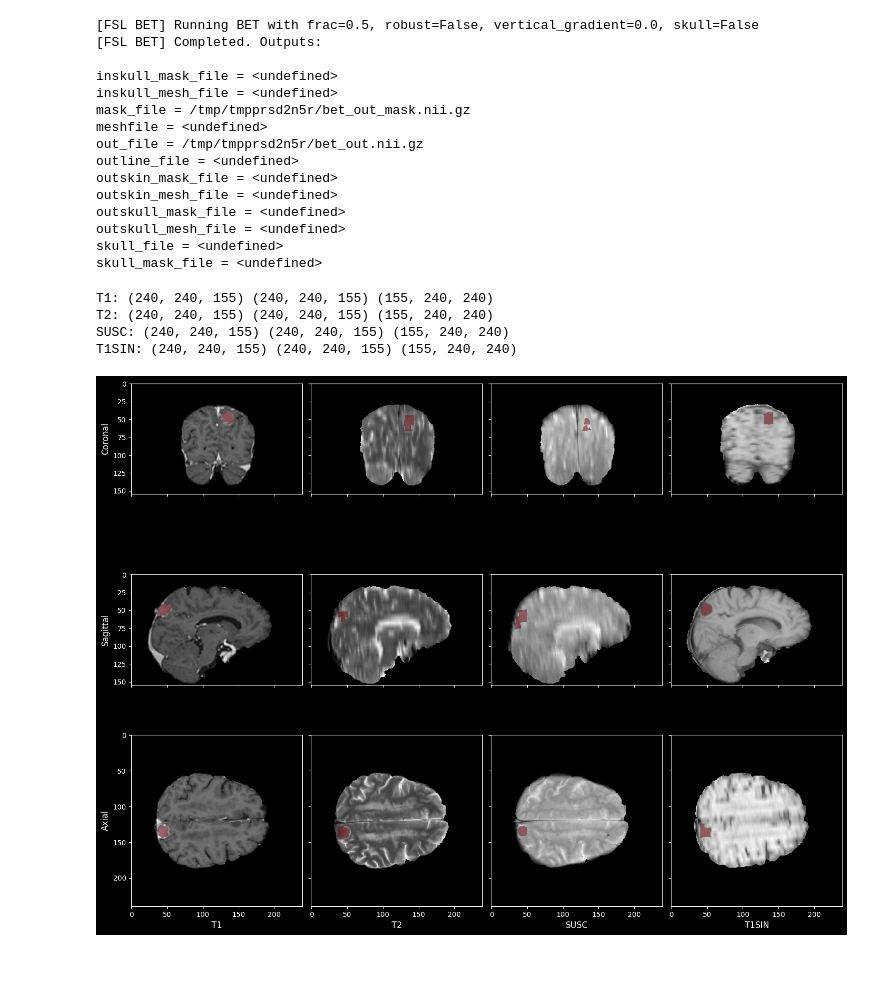
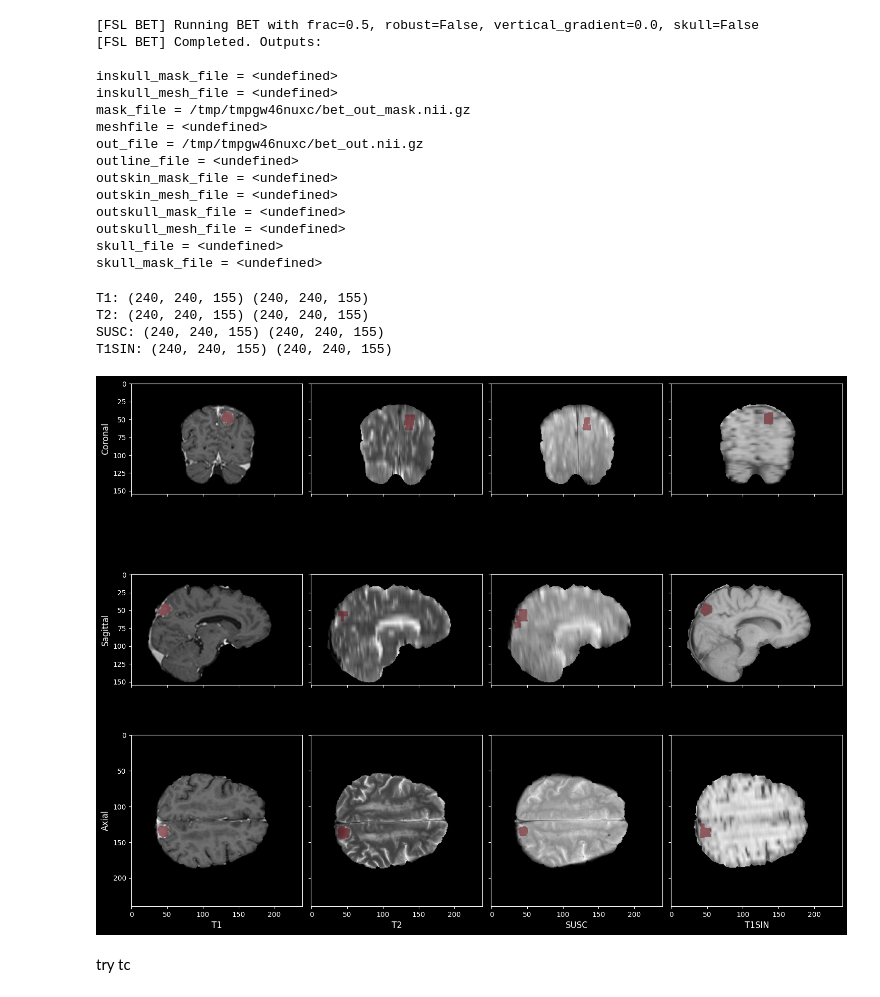
Before and after one commit to MarioPasc/Meningioma, a Jupyter notebook: scripts/dataset/normalization_results.ipynb, the cells around one changed output. Saved outputs shown, nothing was run; the diff lists cells and outputs as text; code cells hidden in the pictures; blank space fills up the shorter version.

```diff
--- a/scripts/dataset/normalization_results.ipynb
+++ b/scripts/dataset/normalization_results.ipynb
@@ -10,11 +10,12 @@ PULSES = ["T1", "T2", "SUSC", "T1SIN"]
 OUTPUT_PATH = "/home/mariopasc/Python/Datasets/Meningiomas/meningioma"
 # %%
 suf = "_registered_sri24"
+suf = ""
 
 data = {}
 for pulse in PULSES:
     file = os.path.join(PATH, PATIENT, f"{pulse}_1"+suf+".nii.gz")
-    seg = os.path.join(PATH, PATIENT, f"{pulse}_1_mask"+suf+".nii.gz")
+    seg = os.path.join(PATH, PATIENT, f"{pulse}_1_seg"+suf+".nii.gz")
     img = nib.load(file)
     seg = nib.load(seg)
 
@@ -67,9 +68,9 @@ for pulse in PULSES:
 
 inskull_mask_file = <undefined>
 inskull_mesh_file = <undefined>
-mask_file = /tmp/tmpprsd2n5r/bet_out_mask.nii.gz
+mask_file = /tmp/tmpgw46nuxc/bet_out_mask.nii.gz
 meshfile = <undefined>
-out_file = /tmp/tmpprsd2n5r/bet_out.nii.gz
+out_file = /tmp/tmpgw46nuxc/bet_out.nii.gz
 outline_file = <undefined>
 outskin_mask_file = <undefined>
 outskin_mesh_file = <undefined>
@@ -79,12 +80,12 @@ skull_file = <undefined>
 skull_mask_file = <undefined>
 # %%
 for pulse in data.keys():
-    print(f"{pulse}: {data[pulse]['vol'].shape} {data[pulse]['seg'].shape} {data[pulse]['brain'].shape}")
+    print(f"{pulse}: {data[pulse]['vol'].shape} {data[pulse]['seg'].shape} ") #{data[pulse]['brain'].shape}
 # %% [output]
-T1: (240, 240, 155) (240, 240, 155) (155, 240, 240)
-T2: (240, 240, 155) (240, 240, 155) (155, 240, 240)
-SUSC: (240, 240, 155) (240, 240, 155) (155, 240, 240)
-T1SIN: (240, 240, 155) (240, 240, 155) (155, 240, 240)
+T1: (240, 240, 155) (240, 240, 155)
+T2: (240, 240, 155) (240, 240, 155)
+SUSC: (240, 240, 155) (240, 240, 155)
+T1SIN: (240, 240, 155) (240, 240, 155)
 # %%
 # Visualize data with pulses as columns and views as rows in specific order
 fig, axes = plt.subplots(3, 4, figsize=(15, 12))
@@ -100,8 +101,7 @@ view_titles = ["Coronal", "Sagittal", "Axial"]
 
 # Display each pulse in columns
 for col, pulse in enumerate(PULSES):
-    vol = data[pulse]["brain"]
-    vol = np.transpose(vol, (2,1,0))
+    vol = data[pulse]["vol"]
     seg = data[pulse]["seg"]
 
     # Coronal view (top row)
@@ -132,31 +132,33 @@ for col, pulse in enumerate(PULSES):
     if col != 0:  # Not the first column
         axes[0, col].set_ylabel('')
         axes[0, col].set_yticklabels([])
         axes[1, col].set_ylabel('')
         axes[1, col].set_yticklabels([])
         axes[2, col].set_ylabel('')
         axes[2, col].set_yticklabels([])
 
     # Hide x-axis labels for non-bottom rows
     axes[0, col].set_xlabel('')
     axes[0, col].set_xticklabels([])
     axes[1, col].set_xlabel('')
     axes[1, col].set_xticklabels([])
 
 # Add view labels only to first column (y-axis)
 for row, title in enumerate(view_titles):
     axes[row, 0].set_ylabel(title, color='white', fontsize=12, rotation=90)
 
 # Add pulse labels only to bottom row (x-axis)
 for col, pulse in enumerate(PULSES):
     axes[2, col].set_xlabel(pulse, color='white', fontsize=12)
 
 plt.tight_layout()
 # Apply subplots_adjust AFTER tight_layout
 plt.subplots_adjust(wspace=0.05, hspace=0.01)
 
 plt.savefig(os.path.join(OUTPUT_PATH, PATIENT, f"visualization_revised_P{PATIENT}.png"),
             facecolor='black', bbox_inches='tight', dpi=150)
 plt.show()
 # %% [output]
-[figure, old version]
+[figure, new version]
+# %% [markdown]
+try tc
```
Also changed, not shown: parts of 1 cell of this notebook, 6 other files.
